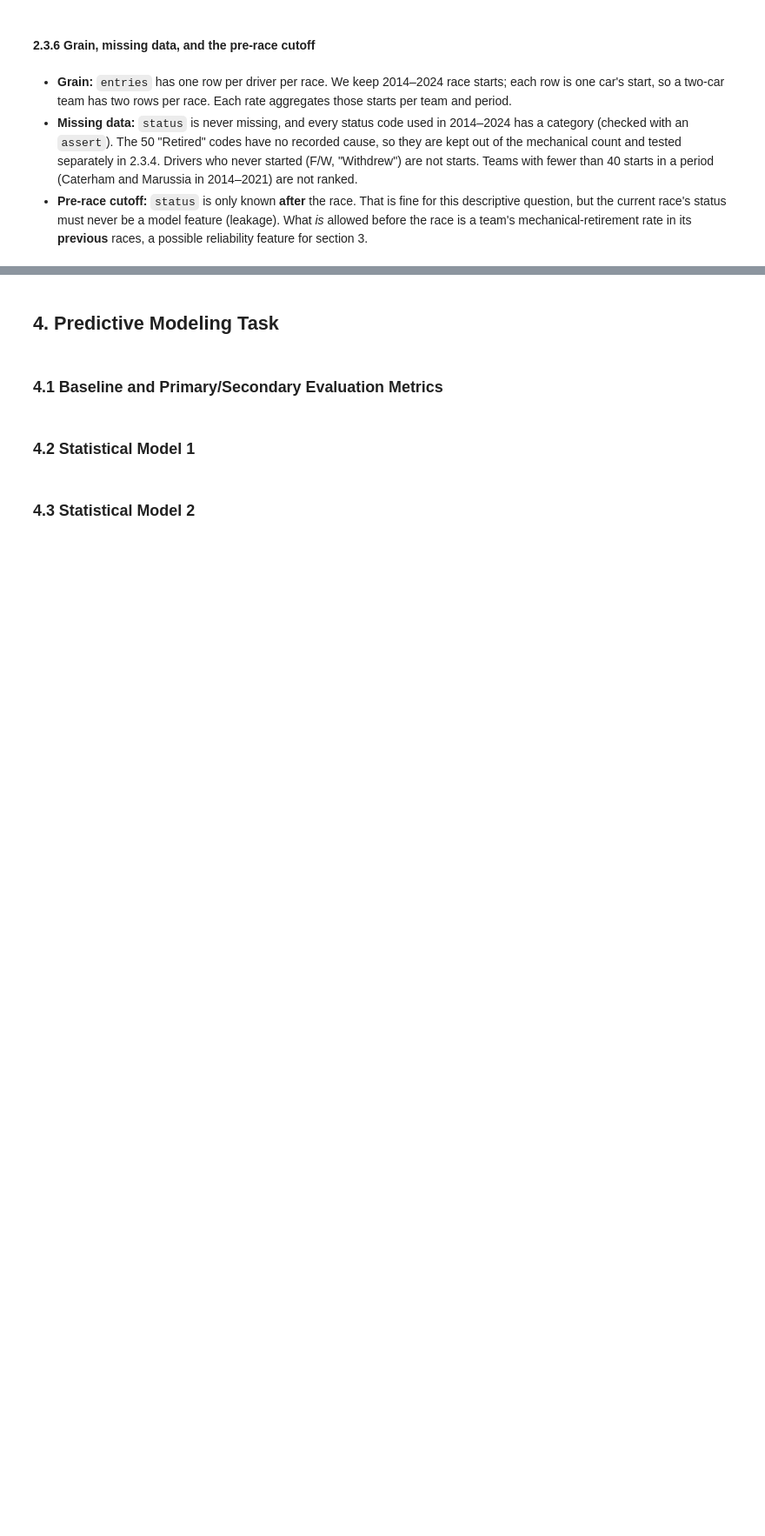
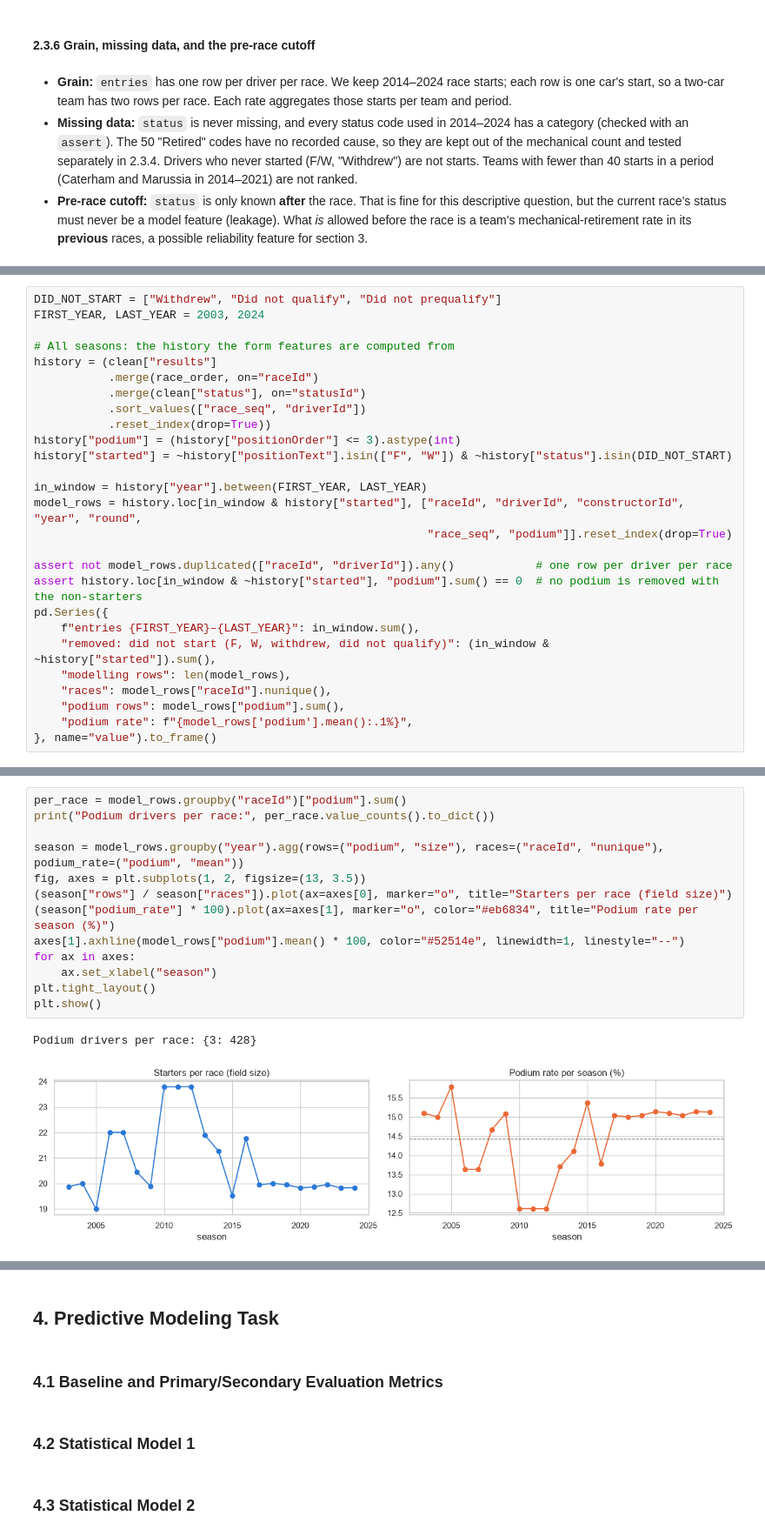
Before and after one commit to Seif2005/ACL2-Project, a Jupyter notebook: Main.ipynb, the cells around one changed output, grey strips where cells are left out. Shown at 87% size. Drawn from its saved outputs; the diff is of its cells as text; blank space fills up the shorter version.

```diff
--- a/Main.ipynb
+++ b/Main.ipynb
@@ -2008,0 +2123,27 @@ or below 5.2%, so the most reliable cars belong to the strongest teams.
+# %%
+DID_NOT_START = ["Withdrew", "Did not qualify", "Did not prequalify"]
+FIRST_YEAR, LAST_YEAR = 2003, 2024
+
+# All seasons: the history the form features are computed from
+history = (clean["results"]
+           .merge(race_order, on="raceId")
+           .merge(clean["status"], on="statusId")
+           .sort_values(["race_seq", "driverId"])
+           .reset_index(drop=True))
+history["podium"] = (history["positionOrder"] <= 3).astype(int)
+history["started"] = ~history["positionText"].isin(["F", "W"]) & ~history["status"].isin(DID_NOT_START)
+
+in_window = history["year"].between(FIRST_YEAR, LAST_YEAR)
+model_rows = history.loc[in_window & history["started"], ["raceId", "driverId", "constructorId", "year", "round",
+                                                          "race_seq", "podium"]].reset_index(drop=True)
+
+assert not model_rows.duplicated(["raceId", "driverId"]).any()            # one row per driver per race
+assert history.loc[in_window & ~history["started"], "podium"].sum() == 0  # no podium is removed with the non-starters
+pd.Series({
+    f"entries {FIRST_YEAR}–{LAST_YEAR}": in_window.sum(),
+    "removed: did not start (F, W, withdrew, did not qualify)": (in_window & ~history["started"]).sum(),
+    "modelling rows": len(model_rows),
+    "races": model_rows["raceId"].nunique(),
+    "podium rows": model_rows["podium"].sum(),
+    "podium rate": f"{model_rows['podium'].mean():.1%}",
+}, name="value").to_frame()
@@ -2008,0 +2158,16 @@ or below 5.2%, so the most reliable cars belong to the strongest teams.
+# %%
+per_race = model_rows.groupby("raceId")["podium"].sum()
+print("Podium drivers per race:", per_race.value_counts().to_dict())
+
+season = model_rows.groupby("year").agg(rows=("podium", "size"), races=("raceId", "nunique"), podium_rate=("podium", "mean"))
+fig, axes = plt.subplots(1, 2, figsize=(13, 3.5))
+(season["rows"] / season["races"]).plot(ax=axes[0], marker="o", title="Starters per race (field size)")
+(season["podium_rate"] * 100).plot(ax=axes[1], marker="o", color="#eb6834", title="Podium rate per season (%)")
+axes[1].axhline(model_rows["podium"].mean() * 100, color="#52514e", linewidth=1, linestyle="--")
+for ax in axes:
+    ax.set_xlabel("season")
+plt.tight_layout()
+plt.show()
+# %% [output]
+Podium drivers per race: {3: 428}
+[figure, added]
```
Also changed, not shown: parts of 90 cells of this notebook.
